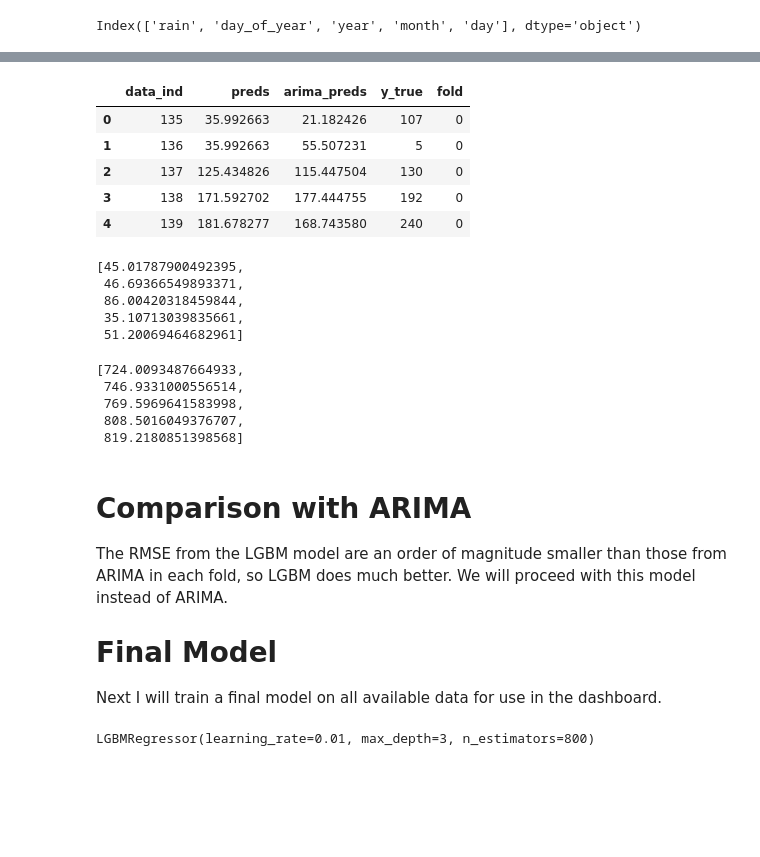
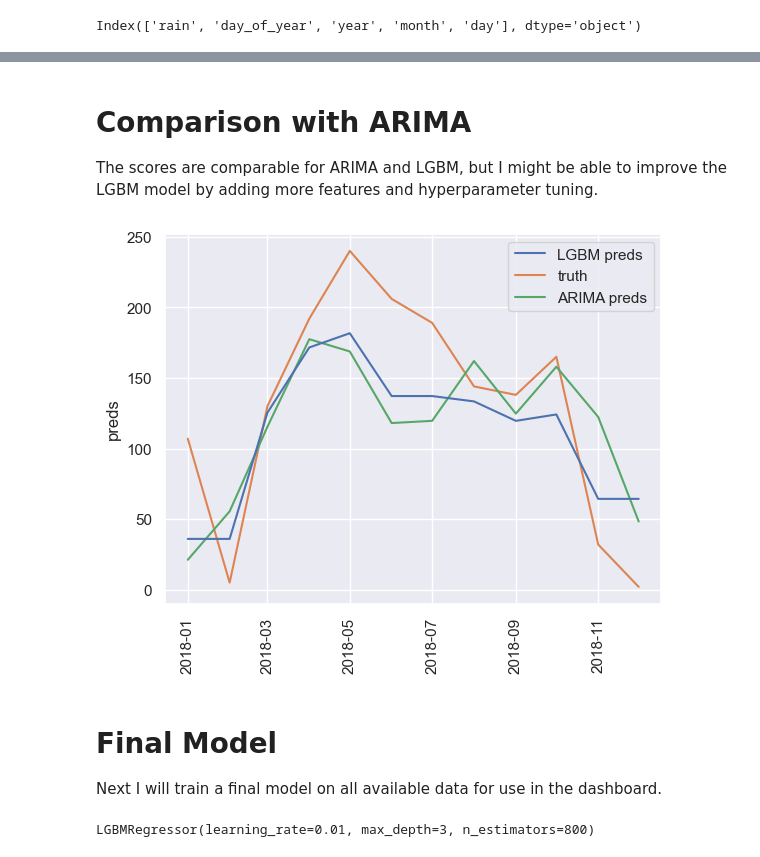
Before and after one commit to pdrew32/Cafe-Casa-Martinez, a Jupyter notebook: rain_time_series_forecasting.ipynb, the cells around one changed output, grey strips where cells are left out. Saved outputs shown, nothing was run; the diff lists cells and outputs as text; code cells hidden in the pictures; blank space fills up the shorter version.

Commit message:
added arima model predictions to k-fold validation

```diff
--- a/rain_time_series_forecasting.ipynb
+++ b/rain_time_series_forecasting.ipynb
@@ -299,14 +295,20 @@ for fold, (train_idx, test_idx) in enumerate(tss_monthly.split(monthly)):
     arima = ARIMA(y_train, order=(1, 0, 2), seasonal_order=(1, 0, 2, 12))
     arima_fit = arima.fit()
 
-    arima_rmse.append(np.sqrt(np.sum((arima_fit.resid)**2.0)))
-    arima_preds = np.zeros(len(X_test.index))
-    for i in range(len(X_test.index)):
-        arima_preds[i] = arima_fit.predict(X_test.index[i])
+    # arima_rmse.append(np.sqrt(np.sum((arima_fit.resid)**2.0)))
+    # arima_preds = np.zeros(len(X_test.index))
+    # for i in range(len(X_test.index)):
+    #     arima_preds[i] = arima_fit.predict(X_test.index[i])
 
     test_preds = reg.predict(X_test)
     test_score = np.sqrt(mean_squared_error(y_test, test_preds))
     scores.append(test_score)
+
+    arima_preds = np.zeros(len(X_test.index))
+    for i in range(len(X_test.index)):
+        arima_preds[i] = arima_fit.predict(X_test.index[i])
+    arima_score = np.sqrt(mean_squared_error(y_test, arima_preds))
+    arima_rmse.append(arima_score)
 
     idx_pred_target = np.vstack([test_idx, test_preds, arima_preds, y_test, fold*np.ones(len(test_idx))]).T
     oof_preds.append(idx_pred_target)
@@ -366,36 +356,18 @@ I'm more comfortable with the predictions from the monthly rainfall totals than
-# %%
-oof_preds_monthly.head()
-# %% [output]
-|  | data_ind | preds | arima_preds | y_true | fold |
-| 0 | 135 | 35.992663 | 21.182426 | 107 | 0 |
-| 1 | 136 | 35.992663 | 55.507231 | 5 | 0 |
-| 2 | 137 | 125.434826 | 115.447504 | 130 | 0 |
-| 3 | 138 | 171.592702 | 177.444755 | 192 | 0 |
-| 4 | 139 | 181.678277 | 168.743580 | 240 | 0 |
-# %%
-scores
-# %% [output]
-[45.01787900492395,
- 46.69366549893371,
- 86.00420318459844,
- 35.10713039835661,
- 51.20069464682961]
-# %%
-arima_rmse
-# %% [output]
-[724.0093487664933,
- 746.9331000556514,
- 769.5969641583998,
- 808.5016049376707,
- 819.2180851398568]
 # %% [markdown]
 # Comparison with ARIMA
 
-The RMSE from the LGBM model are an order of magnitude smaller than those from ARIMA in each fold, so LGBM does much better. We will proceed with this model instead of ARIMA.
-
-# Final Model
-
-Next I will train a final model on all available data for use in the dashboard.
+The scores are comparable for ARIMA and LGBM, but I might be able to improve the LGBM model by adding more features and hyperparameter tuning.
+# %%
+sns.lineplot(x=monthly.index[oof_preds_monthly.query('fold == 0')['data_ind']], y=oof_preds_monthly.query('fold == 0')['preds'], label='LGBM preds', zorder=2)
+sns.lineplot(x=monthly.index[oof_preds_monthly.query('fold == 0')['data_ind']], y=oof_preds_monthly.query('fold == 0')['y_true'], label='truth', zorder=1)
+sns.lineplot(x=monthly.index[oof_preds_monthly.query('fold == 0')['data_ind']], y=oof_preds_monthly.query('fold == 0')['arima_preds'], label='ARIMA preds', zorder=1)
+plt.xticks(rotation=90);
+# %% [output]
+[figure, added]
+# %% [markdown]
+# Final Model
+
+Next I will train a final model on all available data for use in the dashboard.
 # %%
 reg = lgb.LGBMRegressor(learning_rate=0.01, n_estimators=800, max_depth=3)
 reg.fit(monthly.drop(['total_rain_mm'], axis=1), monthly.total_rain_mm)
```
Also changed, not shown: parts of 9 cells of this notebook.
